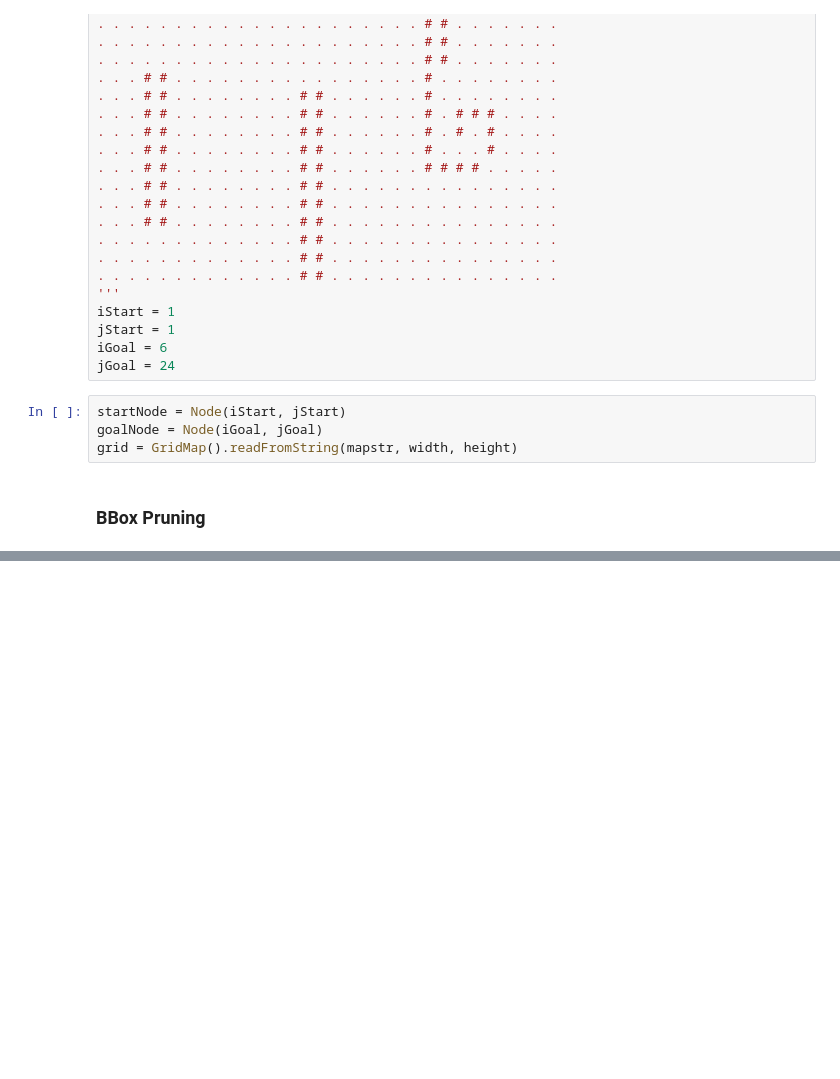
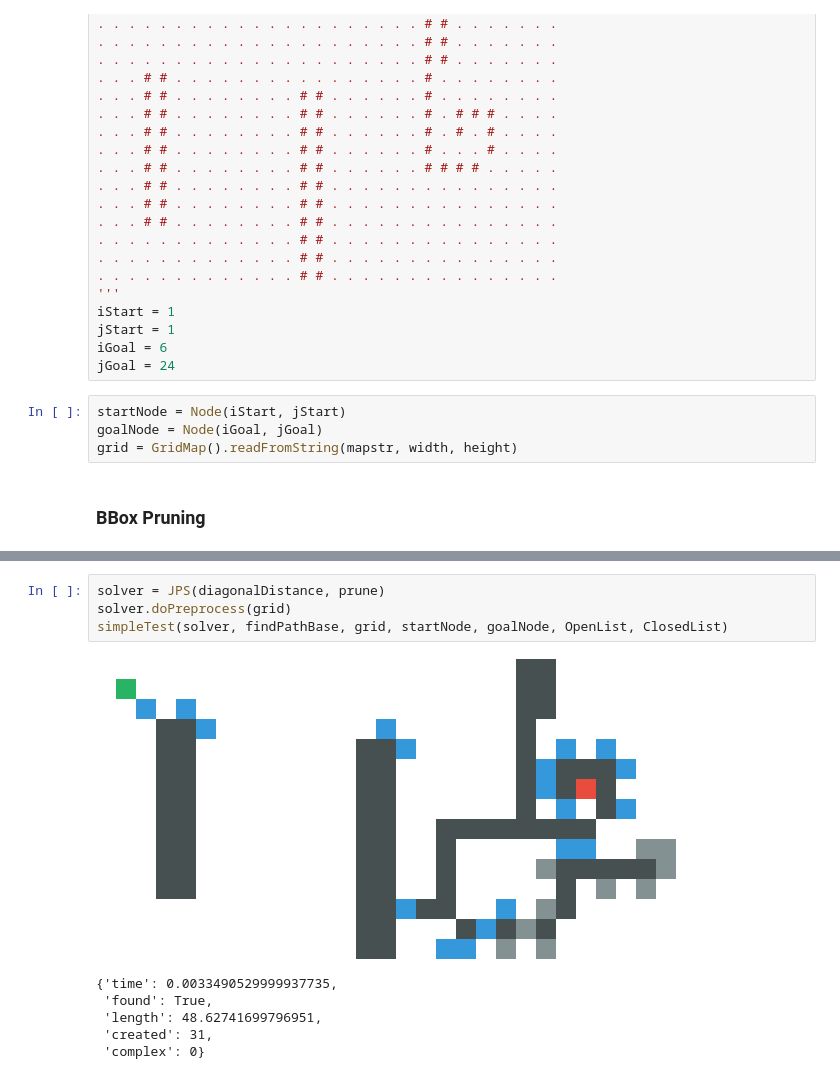
Before and after one commit to Ilyabasharov/path_planning, a Jupyter notebook: main.ipynb, the cells around one changed output, grey strips where cells are left out. Cells and saved outputs as stored; diff of their text form; blank space fills up the shorter version.

```diff
--- a/main.ipynb
+++ b/main.ipynb
@@ -185,0 +311,11 @@ simpleTest(solver, findPathBase, grid, startNode, goalNode, OpenList, ClosedList
+# %%
+solver = JPS(diagonalDistance, prune)
+solver.doPreprocess(grid)
+simpleTest(solver, findPathBase, grid, startNode, goalNode, OpenList, ClosedList)
+# %% [output]
+[figure, added]
+{'time': 0.0033490529999937735,
+ 'found': True,
+ 'length': 48.62741699796951,
+ 'created': 31,
+ 'complex': 0}
```
Also changed, not shown: parts of 20 cells of this notebook, 14 other files.
